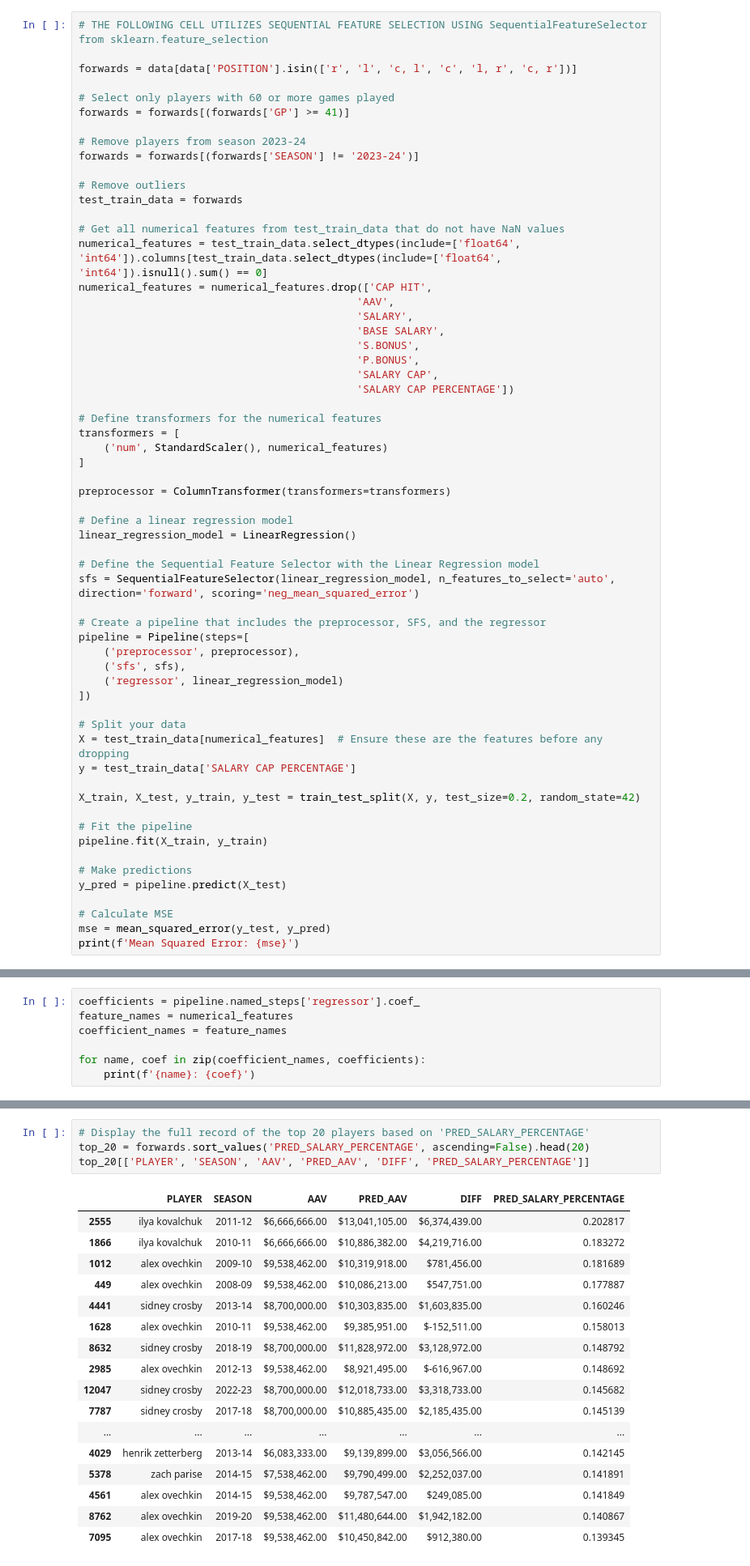
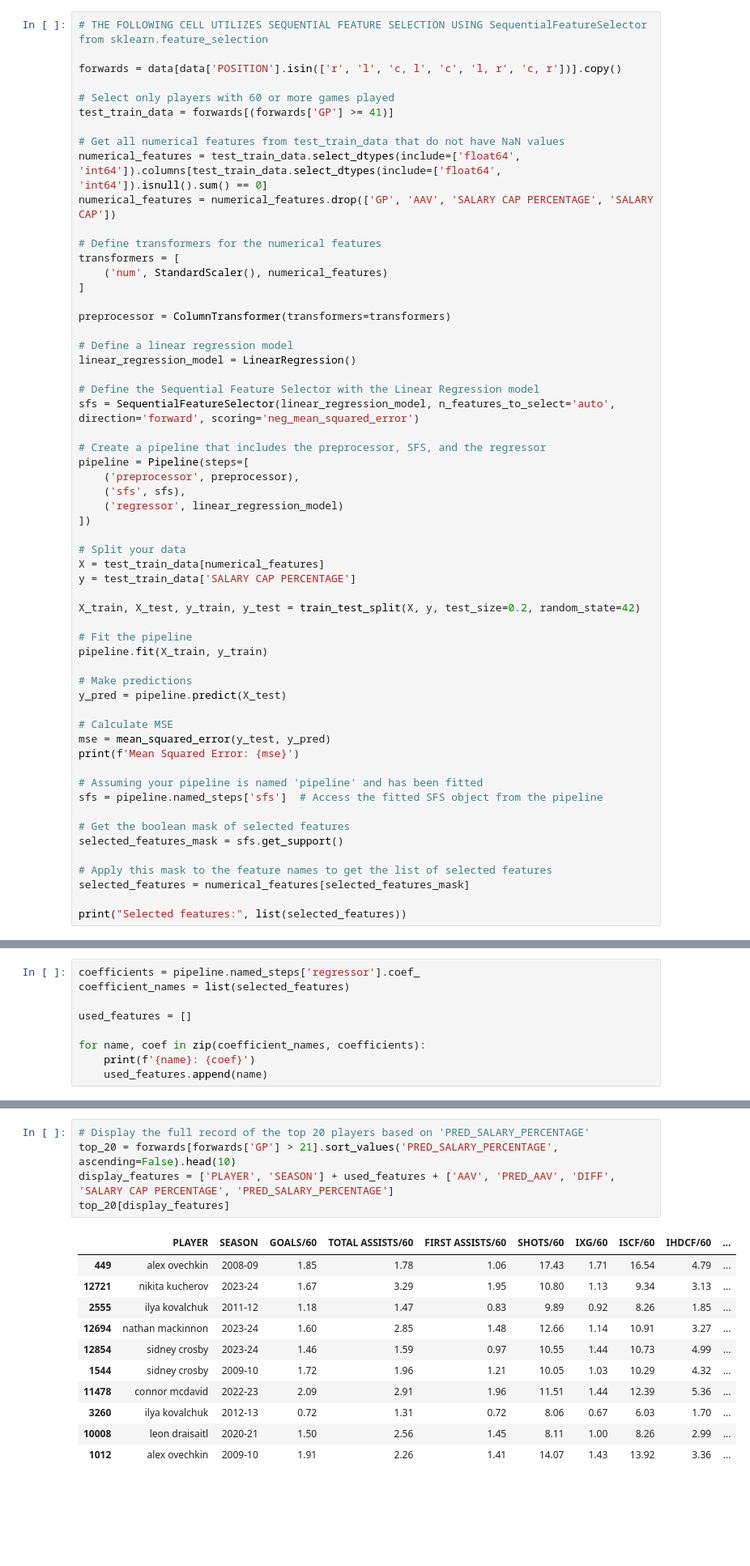
Before and after one commit to MichaelKuby/CMPT733_CapstoneProject_NHLPlayerValue, a Jupyter notebook: Hockey_Salary_Research/Script/5_ModelTraining/0_F_Model_Train_LR.ipynb, the cells around one changed output, grey strips where cells are left out. Shown at 81% size. Cells and saved outputs as stored; diff of their text form; blank space fills up the shorter version.

```diff
--- a/Hockey_Salary_Research/Script/5_ModelTraining/0_F_Model_Train_LR.ipynb
+++ b/Hockey_Salary_Research/Script/5_ModelTraining/0_F_Model_Train_LR.ipynb
@@ -101,27 +79,14 @@ data.columns.tolist()
 # %%
 # THE FOLLOWING CELL UTILIZES SEQUENTIAL FEATURE SELECTION USING SequentialFeatureSelector from sklearn.feature_selection
 
-forwards = data[data['POSITION'].isin(['r', 'l', 'c, l', 'c', 'l, r', 'c, r'])]
+forwards = data[data['POSITION'].isin(['r', 'l', 'c, l', 'c', 'l, r', 'c, r'])].copy()
 
 # Select only players with 60 or more games played
-forwards = forwards[(forwards['GP'] >= 41)]
-
-# Remove players from season 2023-24
-forwards = forwards[(forwards['SEASON'] != '2023-24')]
-
-# Remove outliers
-test_train_data = forwards
+test_train_data = forwards[(forwards['GP'] >= 41)]
 
 # Get all numerical features from test_train_data that do not have NaN values
 numerical_features = test_train_data.select_dtypes(include=['float64', 'int64']).columns[test_train_data.select_dtypes(include=['float64', 'int64']).isnull().sum() == 0]
-numerical_features = numerical_features.drop(['CAP HIT',
-                                            'AAV',
-                                            'SALARY',
-                                            'BASE SALARY',
-                                            'S.BONUS',
-                                            'P.BONUS',
-                                            'SALARY CAP',
-                                            'SALARY CAP PERCENTAGE'])
+numerical_features = numerical_features.drop(['GP', 'AAV', 'SALARY CAP PERCENTAGE', 'SALARY CAP'])
 
 # Define transformers for the numerical features
 transformers = [
@@ -144,7 +109,7 @@ pipeline = Pipeline(steps=[
 ])
 
 # Split your data
-X = test_train_data[numerical_features]  # Ensure these are the features before any dropping
+X = test_train_data[numerical_features]
 y = test_train_data['SALARY CAP PERCENTAGE']
 
 X_train, X_test, y_train, y_test = train_test_split(X, y, test_size=0.2, random_state=42)
@@ -158,4 +123,15 @@ y_pred = pipeline.predict(X_test)
 # Calculate MSE
 mse = mean_squared_error(y_test, y_pred)
 print(f'Mean Squared Error: {mse}')
+
+# Assuming your pipeline is named 'pipeline' and has been fitted
+sfs = pipeline.named_steps['sfs']  # Access the fitted SFS object from the pipeline
+
+# Get the boolean mask of selected features
+selected_features_mask = sfs.get_support()
+
+# Apply this mask to the feature names to get the list of selected features
+selected_features = numerical_features[selected_features_mask]
+
+print("Selected features:", list(selected_features))
 # %% [output]
@@ -163,8 +140,10 @@ Mean Squared Error: 0.0002440516163624797
 # %%
 coefficients = pipeline.named_steps['regressor'].coef_
-feature_names = numerical_features
-coefficient_names = feature_names
+coefficient_names = list(selected_features)
+
+used_features = []
 
 for name, coef in zip(coefficient_names, coefficients):
     print(f'{name}: {coef}')
+    used_features.append(name)
 # %% [output]
@@ -208,23 +187,18 @@ forwards['AAV'] = convert_to_dollars(forwards, 'AAV')
 forwards['DIFF'] = convert_to_dollars(forwards, 'DIFF')
 # %%
 # Display the full record of the top 20 players based on 'PRED_SALARY_PERCENTAGE'
-top_20 = forwards.sort_values('PRED_SALARY_PERCENTAGE', ascending=False).head(20)
-top_20[['PLAYER', 'SEASON', 'AAV', 'PRED_AAV', 'DIFF', 'PRED_SALARY_PERCENTAGE']]
+top_20 = forwards[forwards['GP'] > 21].sort_values('PRED_SALARY_PERCENTAGE', ascending=False).head(10)
+display_features = ['PLAYER', 'SEASON'] + used_features + ['AAV', 'PRED_AAV', 'DIFF', 'SALARY CAP PERCENTAGE', 'PRED_SALARY_PERCENTAGE']
+top_20[display_features]
 # %% [output]
-|  | PLAYER | SEASON | AAV | PRED_AAV | DIFF | PRED_SALARY_PERCENTAGE |
-| 2555 | ilya kovalchuk | 2011-12 | $6,666,666.00 | $13,041,105.00 | $6,374,439.00 | 0.202817 |
-| 1866 | ilya kovalchuk | 2010-11 | $6,666,666.00 | $10,886,382.00 | $4,219,716.00 | 0.183272 |
-| 1012 | alex ovechkin | 2009-10 | $9,538,462.00 | $10,319,918.00 | $781,456.00 | 0.181689 |
-| 449 | alex ovechkin | 2008-09 | $9,538,462.00 | $10,086,213.00 | $547,751.00 | 0.177887 |
-| 4441 | sidney crosby | 2013-14 | $8,700,000.00 | $10,303,835.00 | $1,603,835.00 | 0.160246 |
-| 1628 | alex ovechkin | 2010-11 | $9,538,462.00 | $9,385,951.00 | $-152,511.00 | 0.158013 |
-| 8632 | sidney crosby | 2018-19 | $8,700,000.00 | $11,828,972.00 | $3,128,972.00 | 0.148792 |
-| 2985 | alex ovechkin | 2012-13 | $9,538,462.00 | $8,921,495.00 | $-616,967.00 | 0.148692 |
-| 12047 | sidney crosby | 2022-23 | $8,700,000.00 | $12,018,733.00 | $3,318,733.00 | 0.145682 |
-| 7787 | sidney crosby | 2017-18 | $8,700,000.00 | $10,885,435.00 | $2,185,435.00 | 0.145139 |
-| ... | ... | ... | ... | ... | ... | ... |
-| 4029 | henrik zetterberg | 2013-14 | $6,083,333.00 | $9,139,899.00 | $3,056,566.00 | 0.142145 |
-| 5378 | zach parise | 2014-15 | $7,538,462.00 | $9,790,499.00 | $2,252,037.00 | 0.141891 |
-| 4561 | alex ovechkin | 2014-15 | $9,538,462.00 | $9,787,547.00 | $249,085.00 | 0.141849 |
-| 8762 | alex ovechkin | 2019-20 | $9,538,462.00 | $11,480,644.00 | $1,942,182.00 | 0.140867 |
-| 7095 | alex ovechkin | 2017-18 | $9,538,462.00 | $10,450,842.00 | $912,380.00 | 0.139345 |
+|  | PLAYER | SEASON | GOALS/60 | TOTAL ASSISTS/60 | FIRST ASSISTS/60 | SHOTS/60 | IXG/60 | ISCF/60 | IHDCF/60 | ... |
+| 449 | alex ovechkin | 2008-09 | 1.85 | 1.78 | 1.06 | 17.43 | 1.71 | 16.54 | 4.79 | ... |
+| 12721 | nikita kucherov | 2023-24 | 1.67 | 3.29 | 1.95 | 10.80 | 1.13 | 9.34 | 3.13 | ... |
+| 2555 | ilya kovalchuk | 2011-12 | 1.18 | 1.47 | 0.83 | 9.89 | 0.92 | 8.26 | 1.85 | ... |
+| 12694 | nathan mackinnon | 2023-24 | 1.60 | 2.85 | 1.48 | 12.66 | 1.14 | 10.91 | 3.27 | ... |
+| 12854 | sidney crosby | 2023-24 | 1.46 | 1.59 | 0.97 | 10.55 | 1.44 | 10.73 | 4.99 | ... |
+| 1544 | sidney crosby | 2009-10 | 1.72 | 1.96 | 1.21 | 10.05 | 1.03 | 10.29 | 4.32 | ... |
+| 11478 | connor mcdavid | 2022-23 | 2.09 | 2.91 | 1.96 | 11.51 | 1.44 | 12.39 | 5.36 | ... |
+| 3260 | ilya kovalchuk | 2012-13 | 0.72 | 1.31 | 0.72 | 8.06 | 0.67 | 6.03 | 1.70 | ... |
+| 10008 | leon draisaitl | 2020-21 | 1.50 | 2.56 | 1.45 | 8.11 | 1.00 | 8.26 | 2.99 | ... |
+| 1012 | alex ovechkin | 2009-10 | 1.91 | 2.26 | 1.41 | 14.07 | 1.43 | 13.92 | 3.36 | ... |
```
Also changed, not shown: parts of 15 cells of this notebook, 9 other files.
